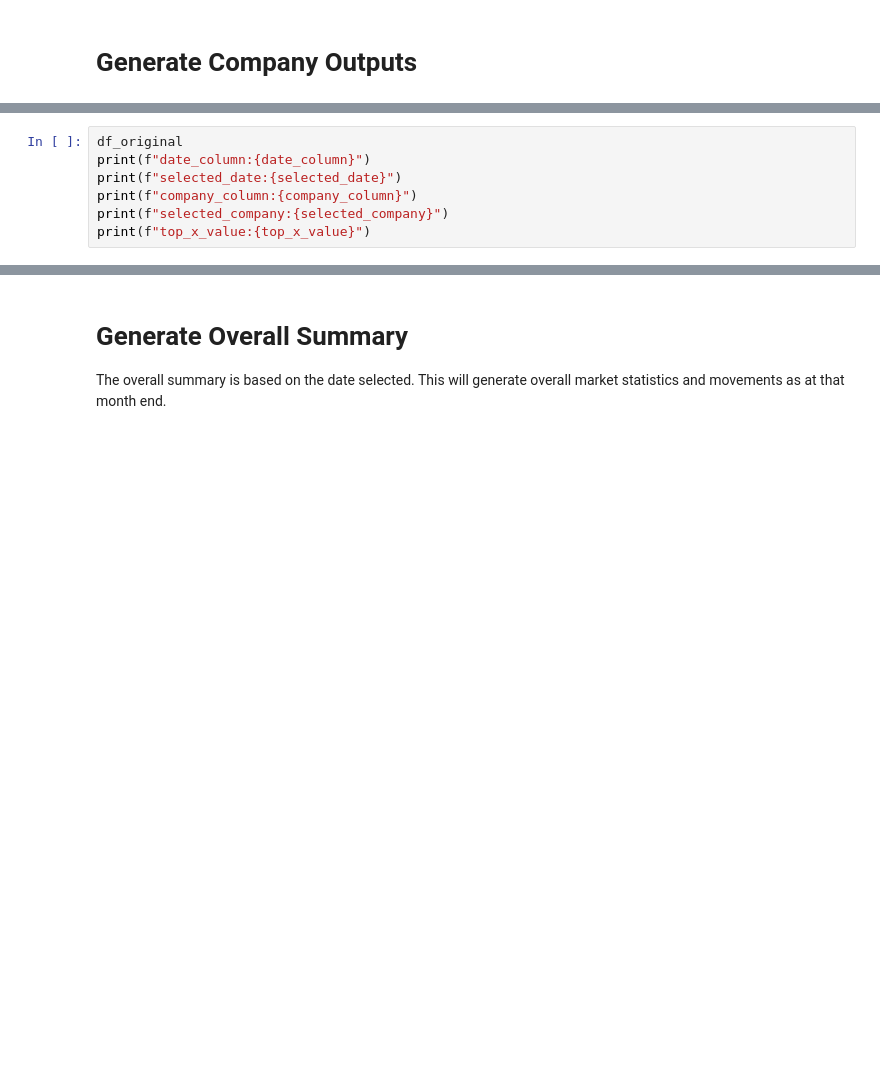
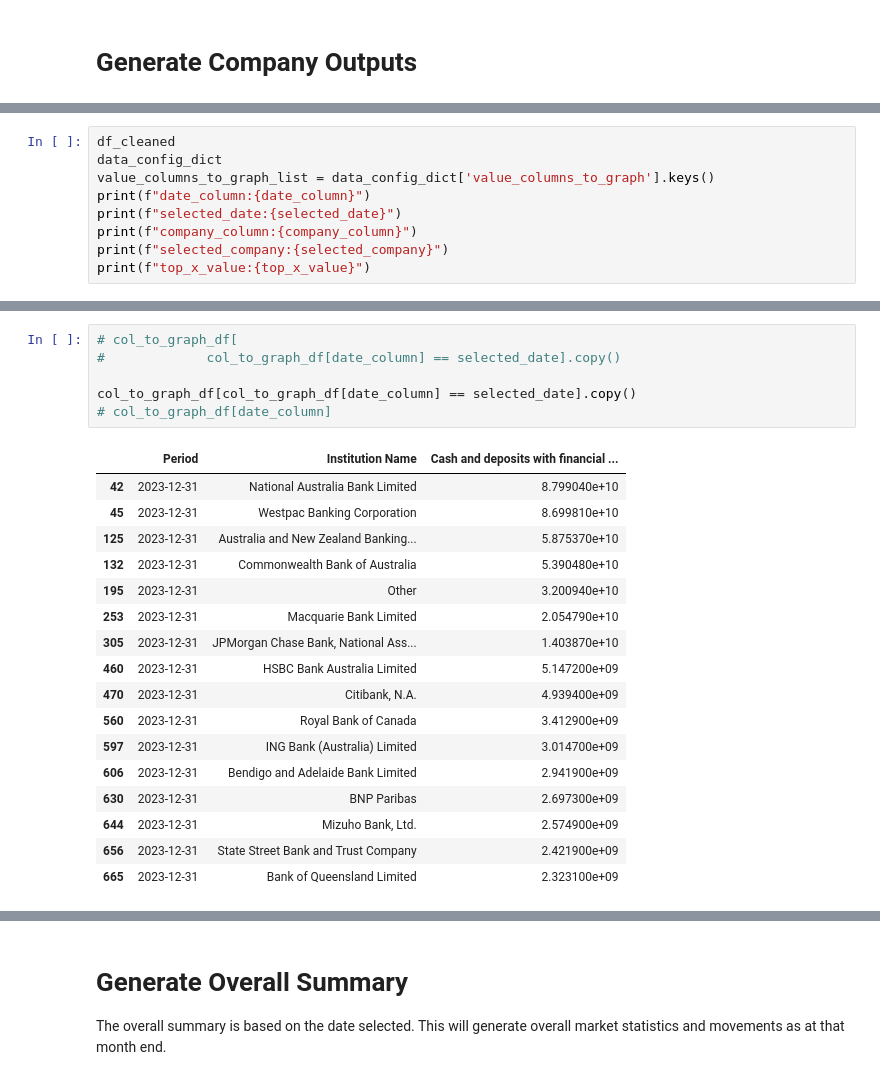
Before and after one commit to tyefraser/apra_monthly_adi_statistics, a Jupyter notebook: streamlit_app.ipynb, the cells around one changed output, grey strips where cells are left out. Drawn from its saved outputs; the diff is of its cells as text; blank space fills up the shorter version.

```diff
--- a/streamlit_app.ipynb
+++ b/streamlit_app.ipynb
@@ -682,5 +465,7 @@ test = generate_summary_deposits_dict(
 # %%
-df_original
+df_cleaned
+data_config_dict
+value_columns_to_graph_list = data_config_dict['value_columns_to_graph'].keys()
 print(f"date_column:{date_column}")
 print(f"selected_date:{selected_date}")
 print(f"company_column:{company_column}")
@@ -688,0 +887,24 @@ print(f"top_x_value:{top_x_value}")
+# %%
+# col_to_graph_df[
+#             col_to_graph_df[date_column] == selected_date].copy()
+
+col_to_graph_df[col_to_graph_df[date_column] == selected_date].copy()
+# col_to_graph_df[date_column]
+# %% [output]
+|  | Period | Institution Name | Cash and deposits with financial ... |
+| 42 | 2023-12-31 | National Australia Bank Limited | 8.799040e+10 |
+| 45 | 2023-12-31 | Westpac Banking Corporation | 8.699810e+10 |
+| 125 | 2023-12-31 | Australia and New Zealand Banking... | 5.875370e+10 |
+| 132 | 2023-12-31 | Commonwealth Bank of Australia | 5.390480e+10 |
+| 195 | 2023-12-31 | Other | 3.200940e+10 |
+| 253 | 2023-12-31 | Macquarie Bank Limited | 2.054790e+10 |
+| 305 | 2023-12-31 | JPMorgan Chase Bank, National Ass... | 1.403870e+10 |
+| 460 | 2023-12-31 | HSBC Bank Australia Limited | 5.147200e+09 |
+| 470 | 2023-12-31 | Citibank, N.A. | 4.939400e+09 |
+| 560 | 2023-12-31 | Royal Bank of Canada | 3.412900e+09 |
+| 597 | 2023-12-31 | ING Bank (Australia) Limited | 3.014700e+09 |
+| 606 | 2023-12-31 | Bendigo and Adelaide Bank Limited | 2.941900e+09 |
+| 630 | 2023-12-31 | BNP Paribas | 2.697300e+09 |
+| 644 | 2023-12-31 | Mizuho Bank, Ltd. | 2.574900e+09 |
+| 656 | 2023-12-31 | State Street Bank and Trust Company | 2.421900e+09 |
+| 665 | 2023-12-31 | Bank of Queensland Limited | 2.323100e+09 |
```
Also changed, not shown: parts of 91 cells of this notebook, 13 other files.
